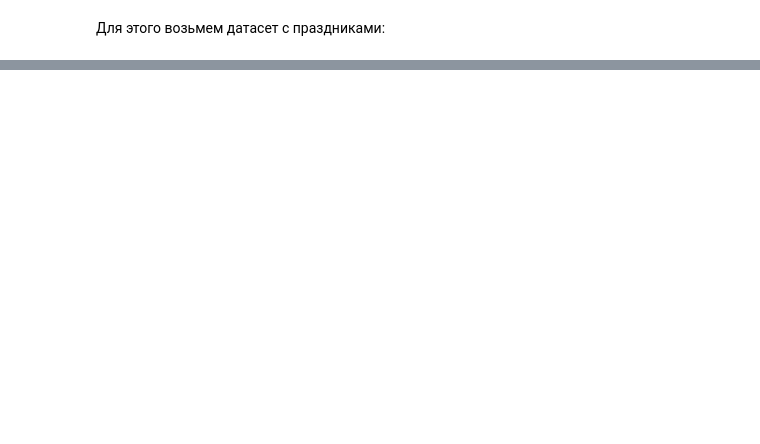
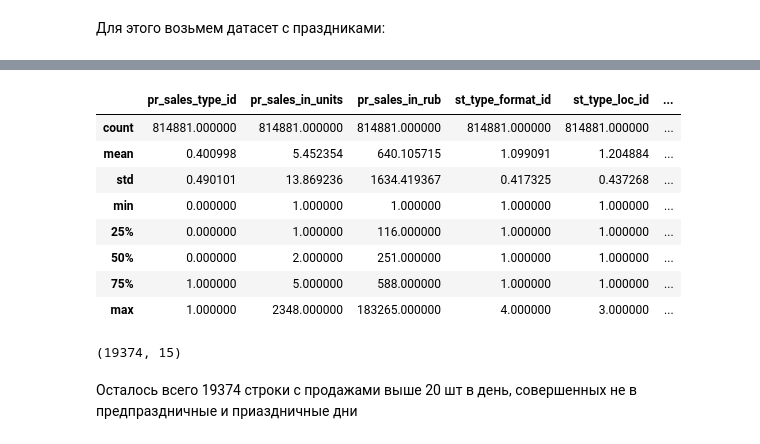
Before and after one commit to AndreiChernovJr/DS, a Jupyter notebook: Masterskaya_Lenta_Leonid.ipynb, the cells around one changed output, grey strips where cells are left out. Saved outputs shown, nothing was run; the diff lists cells and outputs as text; code cells hidden in the pictures; blank space fills up the shorter version.

```diff
--- a/Masterskaya_Lenta_Leonid.ipynb
+++ b/Masterskaya_Lenta_Leonid.ipynb
@@ -356,4 +332,4 @@ memory usage: 93.3+ MB
 # %% [markdown]
 Для этого возьмем датасет с праздниками:
 # %%
-holidays = pd.read_csv('holidays_covid_calendar.csv')
+holidays = pd.read_csv('holidays_covid_calendar.csv', index_col=[0], parse_dates=['date'], dayfirst=True)
@@ -393,0 +352,2 @@ memory usage: 199.9+ KB
+# %%
+holidays = holidays.drop(columns=['day', 'weekday', 'calday', 'covid'], axis = 1)
@@ -393,0 +356,2 @@ memory usage: 199.9+ KB
+# %%
+data = data.merge(holidays, on = 'date')
@@ -393,0 +387,7 @@ memory usage: 199.9+ KB
+# %%
+data.loc[data['date'] == '2022-11-04', 'holiday'] = 1
+data.loc[data['date'] == '2022-12-30', 'holiday'] = 1
+data.loc[data['date'] == '2022-12-29', 'holiday'] = 1
+data.loc[data['date'] == '2023-02-22', 'holiday'] = 1
+data.loc[data['date'] == '2023-03-07', 'holiday'] = 1
+data.loc[data['date'] == '2023-04-14', 'holiday'] = 1
@@ -393,0 +407,12 @@ memory usage: 199.9+ KB
+# %%
+data.describe()
+# %% [output]
+|  | pr_sales_type_id | pr_sales_in_units | pr_sales_in_rub | st_type_format_id | st_type_loc_id | ... |
+| count | 814881.000000 | 814881.000000 | 814881.000000 | 814881.000000 | 814881.000000 | ... |
+| mean | 0.400998 | 5.452354 | 640.105715 | 1.099091 | 1.204884 | ... |
+| std | 0.490101 | 13.869236 | 1634.419367 | 0.417325 | 0.437268 | ... |
+| min | 0.000000 | 1.000000 | 1.000000 | 1.000000 | 1.000000 | ... |
+| 25% | 0.000000 | 1.000000 | 116.000000 | 1.000000 | 1.000000 | ... |
+| 50% | 0.000000 | 2.000000 | 251.000000 | 1.000000 | 1.000000 | ... |
+| 75% | 1.000000 | 5.000000 | 588.000000 | 1.000000 | 1.000000 | ... |
+| max | 1.000000 | 2348.000000 | 183265.000000 | 4.000000 | 3.000000 | ... |
@@ -393,0 +421,6 @@ memory usage: 199.9+ KB
+# %%
+data[(data['pr_sales_in_units'] > 20) & (data['holiday'] != 1)].shape
+# %% [output]
+(19374, 15)
+# %% [markdown]
+Осталось всего 19374 строки с продажами выше 20 шт в день, совершенных не в предпраздничные и приаздничные дни
```
Also changed, not shown: parts of 52 cells of this notebook.
